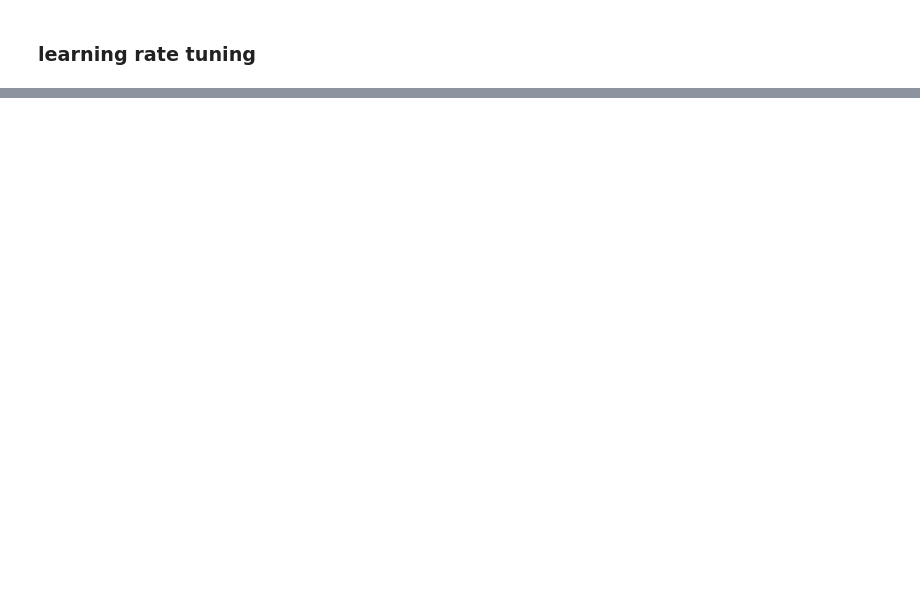
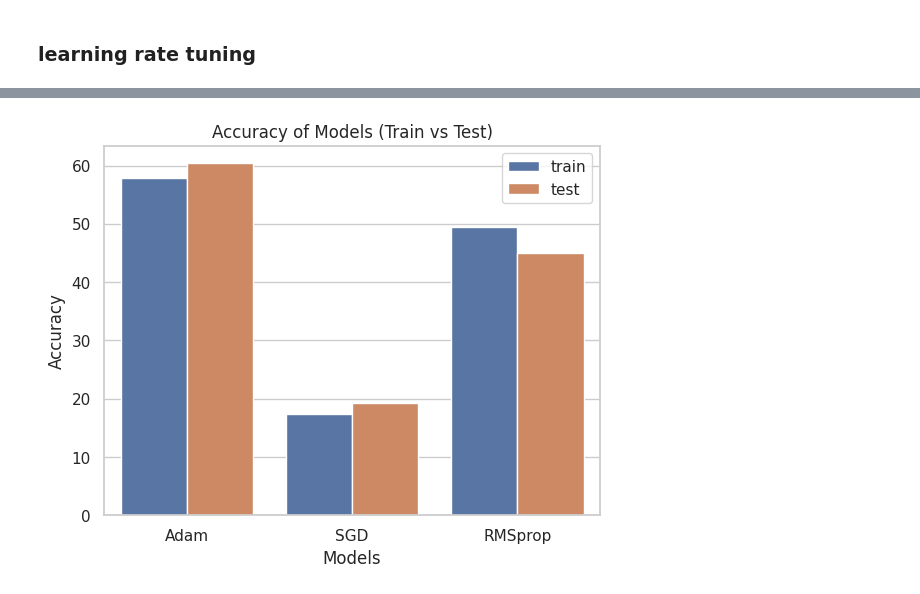
Before and after one commit to hdspgroup/pytorch-course, a Jupyter notebook: classification_pytorch.ipynb, the cells around one changed output, grey strips where cells are left out. Drawn from its saved outputs; the diff is of its cells as text; code cells hidden in the pictures; blank space fills up the shorter version.

```diff
--- a/classification_pytorch.ipynb
+++ b/classification_pytorch.ipynb
@@ -536,0 +522,17 @@ acc_barplot(np.array(historys))
+# %%
+optimizers = [ torch.optim.Adam,
+               torch.optim.SGD,
+               torch.optim.RMSprop ]
+
+historys = []
+
+trainloader = torch.utils.data.DataLoader(trainset, batch_size=512, shuffle=True)
+testloader = torch.utils.data.DataLoader(testset, batch_size=1024, shuffle=False)
+train_data = [ sample for sample in trainloader ]
+test_data  = [ sample for sample in testloader  ]
+
+for optimizer in optimizers:
+    model = ClassificationNet()
+    optimizer = optimizer(model.parameters(), lr=0.01)
+    history = tuning_model(optimizer, historys, train_data, test_data, optimizer, model)
+    historys.append(history)
@@ -536,0 +558,5 @@ acc_barplot(np.array(historys))
+# %%
+fig, ax = plt.subplots()
+acc_barplot(np.array(historys), ax=ax)
+# %% [output]
+[figure, added]
```
Also changed, not shown: parts of 19 cells of this notebook.
